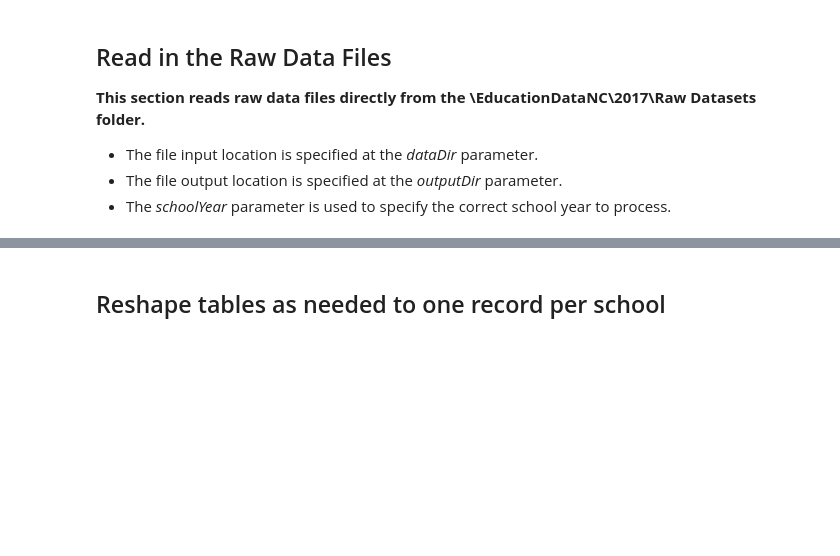
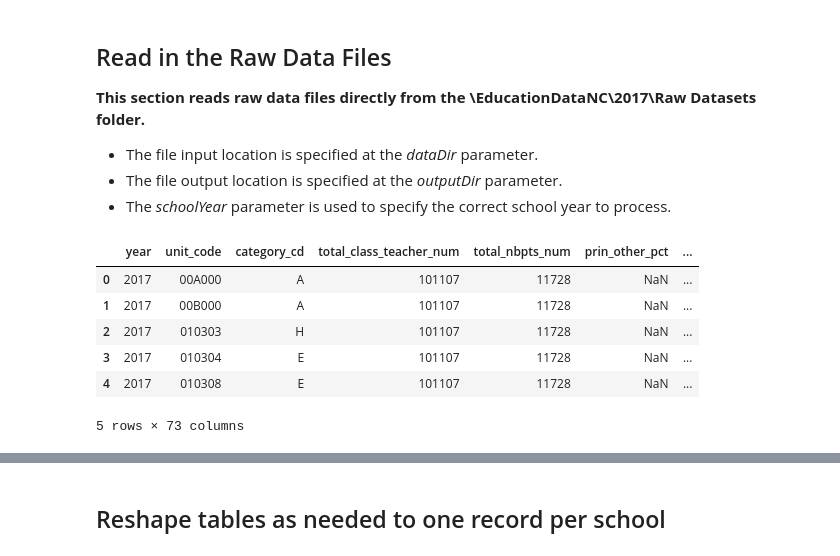
Before and after one commit to wtubin/TeacherRetentionofNC, a Jupyter notebook: 2017/School Datasets/Source Code/SchoolDataFiles2017.ipynb, the cells around one changed output, grey strips where cells are left out. Drawn from its saved outputs; the diff is of its cells as text; code cells hidden in the pictures; blank space fills up the shorter version.

```diff
--- a/2017/School Datasets/Source Code/SchoolDataFiles2017.ipynb
+++ b/2017/School Datasets/Source Code/SchoolDataFiles2017.ipynb
@@ -79,3 +79,13 @@ crime = pd.read_csv(outputDir + 'CrimeData2017.csv', low_memory=False, dtype={'u
 incomeTax = pd.read_csv(outputDir + 'IncomeTaxDataBySchoolDistrict_2016.csv', low_memory=False, dtype={'Lea_Name': object})
 # income tax
 attritionReason = pd.read_csv(outputDir + 'SchoolTeacherAttritionByReasons2017.csv', low_memory=False, dtype={'Lea_Name': object})
+# %%
+personnel.head()
+# %% [output]
+|  | year | unit_code | category_cd | total_class_teacher_num | total_nbpts_num | prin_other_pct | ... |
+| 0 | 2017 | 00A000 | A | 101107 | 11728 | NaN | ... |
+| 1 | 2017 | 00B000 | A | 101107 | 11728 | NaN | ... |
+| 2 | 2017 | 010303 | H | 101107 | 11728 | NaN | ... |
+| 3 | 2017 | 010304 | E | 101107 | 11728 | NaN | ... |
+| 4 | 2017 | 010308 | E | 101107 | 11728 | NaN | ... |
+5 rows × 73 columns
```
Also changed, not shown: parts of 1 cell of this notebook, 1 other file.
